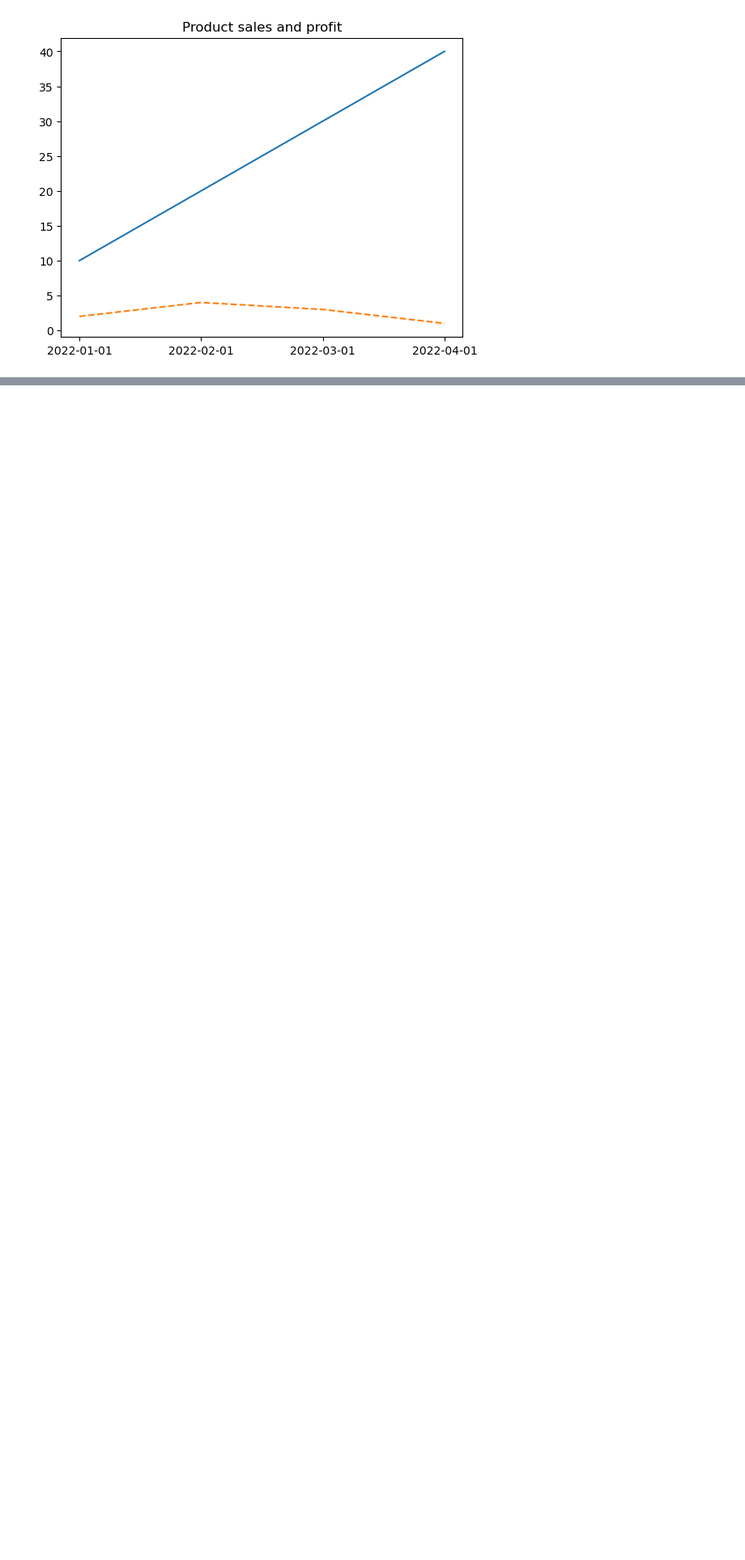
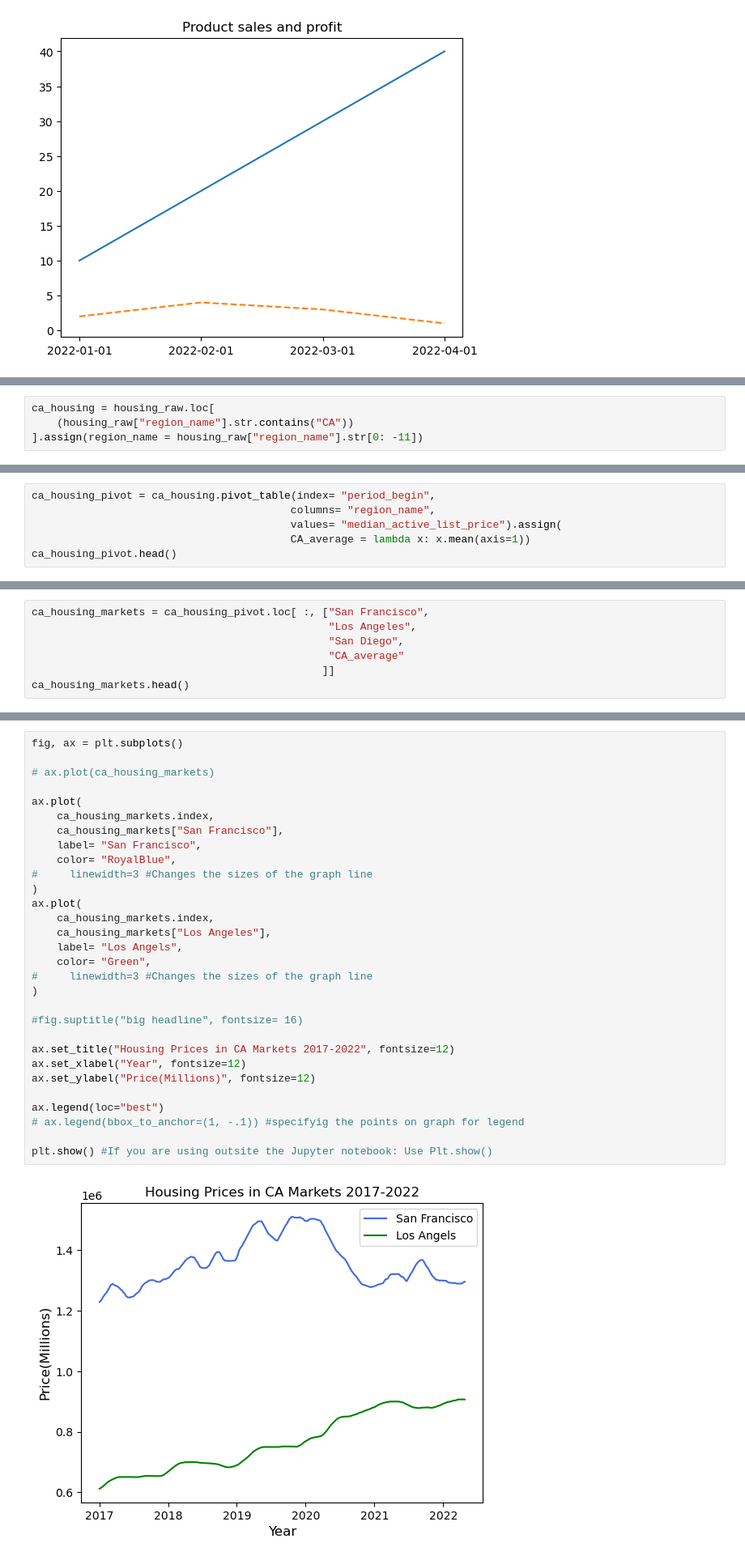
Before and after one commit to ParvezShahShaik/analyzing_global_coffee_market, a Jupyter notebook: Matlab_ground.ipynb, the cells around one changed output, grey strips where cells are left out. Shown at 81% size. Saved outputs shown, nothing was run; the diff lists cells and outputs as text; blank space fills up the shorter version.

```diff
--- a/Matlab_ground.ipynb
+++ b/Matlab_ground.ipynb
@@ -86,0 +240,4 @@ hotels["date"] = (
+# %%
+ca_housing = housing_raw.loc[
+    (housing_raw["region_name"].str.contains("CA"))
+].assign(region_name = housing_raw["region_name"].str[0: -11])
@@ -86,0 +276,6 @@ hotels["date"] = (
+# %%
+ca_housing_pivot = ca_housing.pivot_table(index= "period_begin",
+                                         columns= "region_name",
+                                         values= "median_active_list_price").assign(
+                                         CA_average = lambda x: x.mean(axis=1))
+ca_housing_pivot.head()
@@ -86,0 +291,7 @@ hotels["date"] = (
+# %%
+ca_housing_markets = ca_housing_pivot.loc[ :, ["San Francisco",
+                                               "Los Angeles",
+                                               "San Diego",
+                                               "CA_average"
+                                              ]]
+ca_housing_markets.head()
@@ -86,0 +306,32 @@ hotels["date"] = (
+# %%
+fig, ax = plt.subplots()
+
+# ax.plot(ca_housing_markets)
+
+ax.plot(
+    ca_housing_markets.index,
+    ca_housing_markets["San Francisco"],
+    label= "San Francisco",
+    color= "RoyalBlue",
+#     linewidth=3 #Changes the sizes of the graph line
+)
+ax.plot(
+    ca_housing_markets.index,
+    ca_housing_markets["Los Angeles"],
+    label= "Los Angels",
+    color= "Green",
+#     linewidth=3 #Changes the sizes of the graph line
+)
+
+#fig.suptitle("big headline", fontsize= 16)
+
+ax.set_title("Housing Prices in CA Markets 2017-2022", fontsize=12)
+ax.set_xlabel("Year", fontsize=12)
+ax.set_ylabel("Price(Millions)", fontsize=12)
+
+ax.legend(loc="best")
+# ax.legend(bbox_to_anchor=(1, -.1)) #specifyig the points on graph for legend
+
+plt.show() #If you are using outsite the Jupyter notebook: Use Plt.show()
+# %% [output]
+[figure, added]
```
Also changed, not shown: parts of 34 cells of this notebook, 1 other file.
